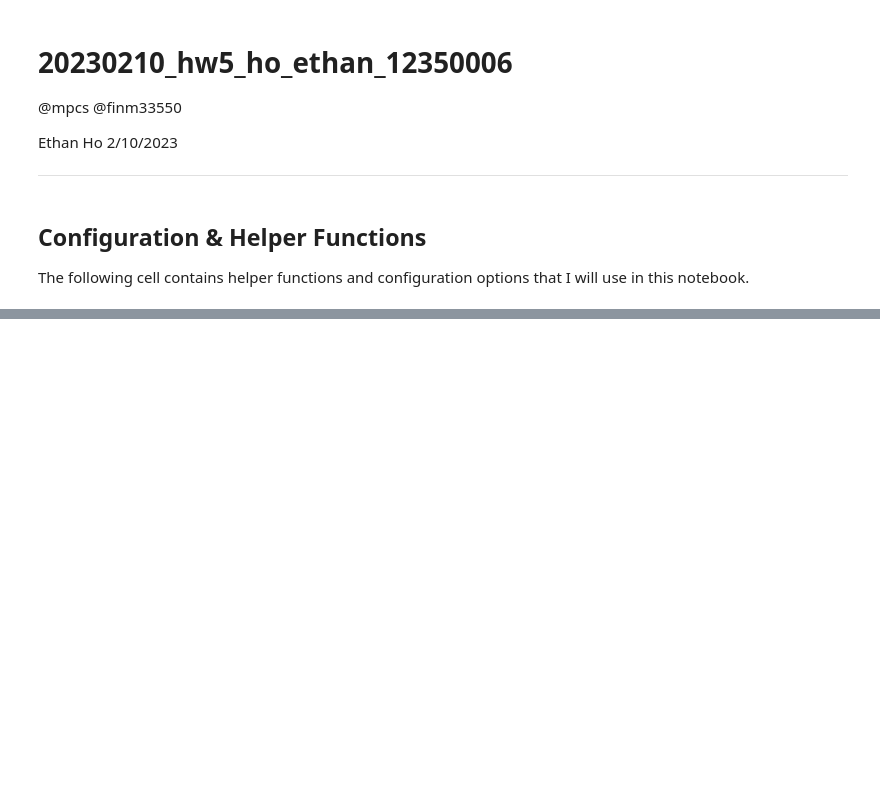
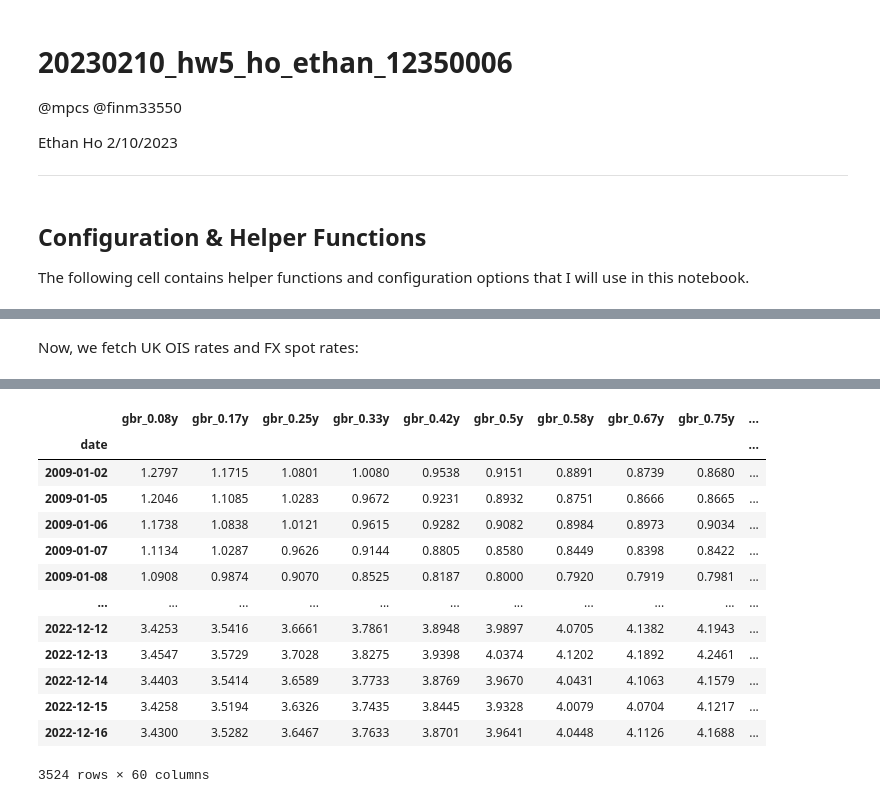
Before and after one commit to ethho/finm-33150, a Jupyter notebook: 20230210_hw5_ho_ethan_12350006.ipynb, the cells around one changed output, grey strips where cells are left out. Drawn from its saved outputs; the diff is of its cells as text; code cells hidden in the pictures; blank space fills up the shorter version.

```diff
--- a/20230210_hw5_ho_ethan_12350006.ipynb
+++ b/20230210_hw5_ho_ethan_12350006.ipynb
@@ -123,0 +152,48 @@ def risk_free_rate(**kw) -> float:
+# %%
+start_date = '2009-01-01'
+end_date = '2022-12-16'
+
+daily_idx = pd.date_range(start_date, end_date)
+first_wed = get_next_day_of_week(start_date, 2)
+wed_idx_w_holidays = pd.date_range(first_wed, end_date, freq='7D')
+assert all(date.day_of_week == 2 for date in wed_idx_w_holidays)
+
+wed_idx = [
+    date for date in wed_idx_w_holidays
+    if date not in pd.to_datetime([
+        # Remove Wednesdays that fall on holidays
+        '2012-12-26', '2013-12-25', '2014-01-01', '2018-12-26',
+        '2019-12-25', '2020-01-01',
+    ])
+]
+assert len(wed_idx_w_holidays) > len(wed_idx)
+# %% [markdown]
+Now, we fetch UK OIS rates and FX spot rates:
+# %%
+def get_standard_yc_cols(cols: List, col_prefix='') -> Dict:
+    out = dict()
+    for col_raw in cols:
+        col = col_raw.lower()
+        col = re.sub(r'-year', 'y', col)
+        col = re.sub(r'-month', 'm', col)
+        if col_prefix:
+            col = col_prefix + '_' + col
+        out[col_raw] = col
+    return out
+# %%
+def get_yc(*args, col_prefix='', **kw):
+    df = fetch_quandl_yc(*args, **kw)
+    df['date'] = pd.to_datetime(df['date'])
+    df.set_index('date', inplace=True)
+    df.sort_index(inplace=True)
+    df.rename(columns=get_standard_yc_cols(df.columns, col_prefix), inplace=True)
+    return df
+
+ois_daily = pd.concat([
+    get_yc('YC/GBR_ISSC', start_date=start_date, end_date='2021-12-09', col_prefix='gbr'),
+    get_yc('YC/GBR_ISSS', start_date='2021-12-10', end_date=end_date, col_prefix='gbr'),
+], axis=0)
+assert not ois_daily.isnull().any().any()
+ois = ois_daily.loc[wed_idx]
+ois_daily
+# %% [output]
@@ -123,0 +204,14 @@ def risk_free_rate(**kw) -> float:
+|  | gbr_0.08y | gbr_0.17y | gbr_0.25y | gbr_0.33y | gbr_0.42y | gbr_0.5y | gbr_0.58y | gbr_0.67y | gbr_0.75y | ... |
+| date |  |  |  |  |  |  |  |  |  | ... |
+| 2009-01-02 | 1.2797 | 1.1715 | 1.0801 | 1.0080 | 0.9538 | 0.9151 | 0.8891 | 0.8739 | 0.8680 | ... |
+| 2009-01-05 | 1.2046 | 1.1085 | 1.0283 | 0.9672 | 0.9231 | 0.8932 | 0.8751 | 0.8666 | 0.8665 | ... |
+| 2009-01-06 | 1.1738 | 1.0838 | 1.0121 | 0.9615 | 0.9282 | 0.9082 | 0.8984 | 0.8973 | 0.9034 | ... |
+| 2009-01-07 | 1.1134 | 1.0287 | 0.9626 | 0.9144 | 0.8805 | 0.8580 | 0.8449 | 0.8398 | 0.8422 | ... |
+| 2009-01-08 | 1.0908 | 0.9874 | 0.9070 | 0.8525 | 0.8187 | 0.8000 | 0.7920 | 0.7919 | 0.7981 | ... |
+| ... | ... | ... | ... | ... | ... | ... | ... | ... | ... | ... |
+| 2022-12-12 | 3.4253 | 3.5416 | 3.6661 | 3.7861 | 3.8948 | 3.9897 | 4.0705 | 4.1382 | 4.1943 | ... |
+| 2022-12-13 | 3.4547 | 3.5729 | 3.7028 | 3.8275 | 3.9398 | 4.0374 | 4.1202 | 4.1892 | 4.2461 | ... |
+| 2022-12-14 | 3.4403 | 3.5414 | 3.6589 | 3.7733 | 3.8769 | 3.9670 | 4.0431 | 4.1063 | 4.1579 | ... |
+| 2022-12-15 | 3.4258 | 3.5194 | 3.6326 | 3.7435 | 3.8445 | 3.9328 | 4.0079 | 4.0704 | 4.1217 | ... |
+| 2022-12-16 | 3.4300 | 3.5282 | 3.6467 | 3.7633 | 3.8701 | 3.9641 | 4.0448 | 4.1126 | 4.1688 | ... |
+3524 rows × 60 columns
```
Also changed, not shown: parts of 16 cells of this notebook.
